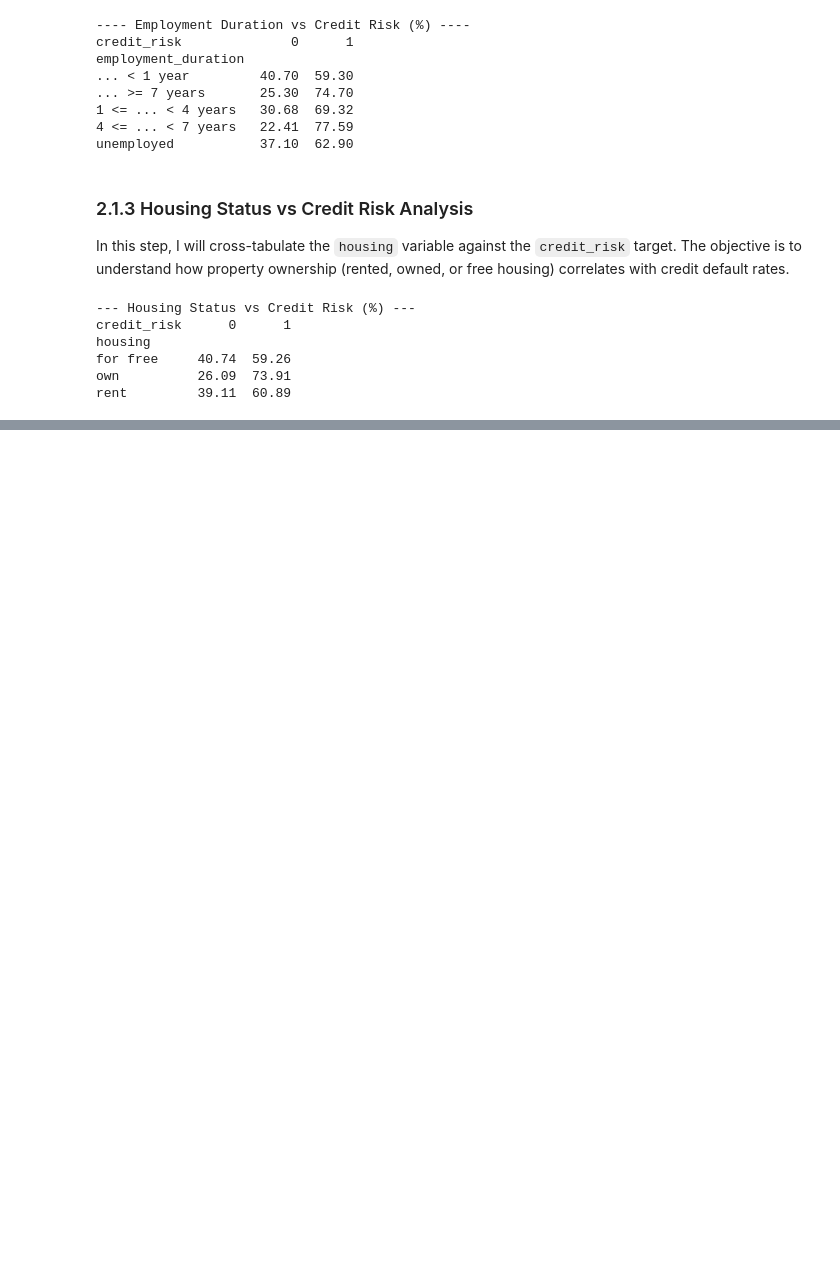
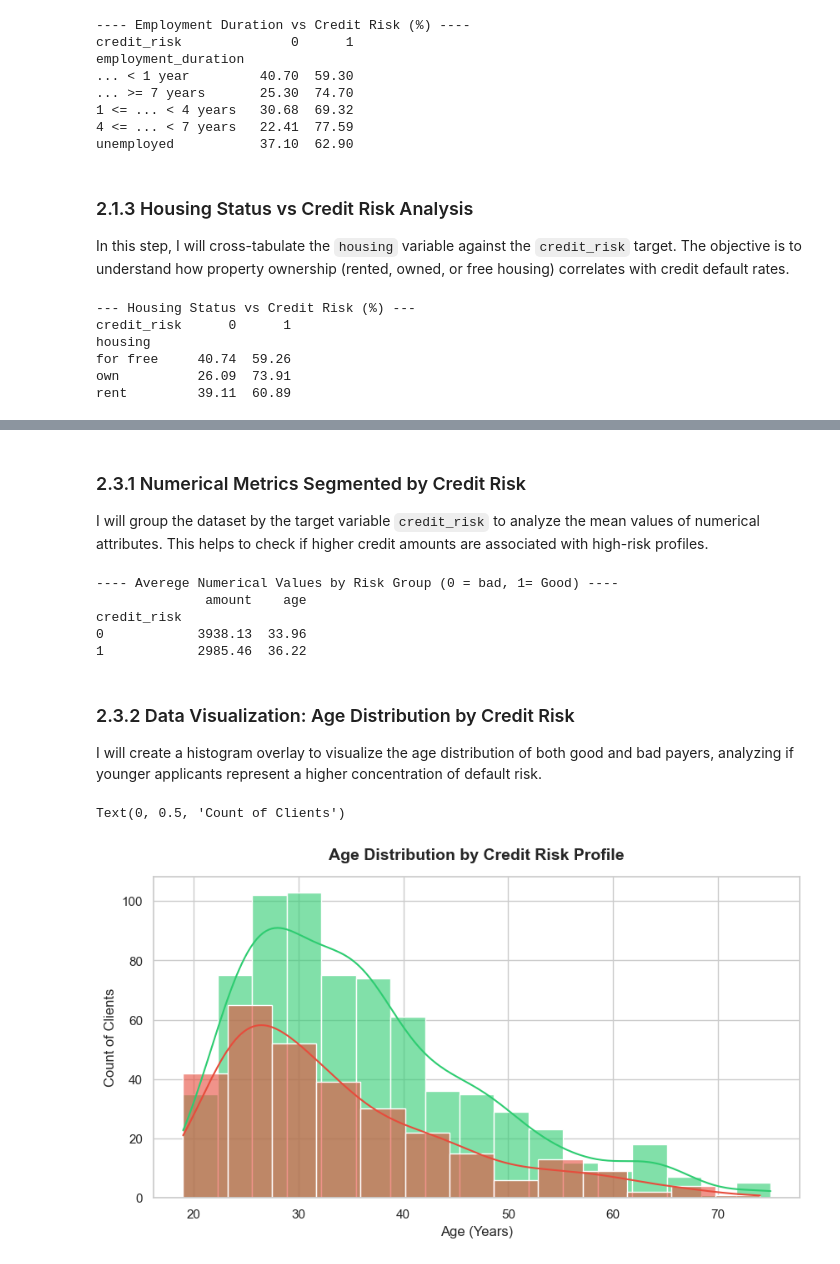
Before and after one commit to Rafaeldovale/credit-risk-assessment, a Jupyter notebook: notebook/exploration.ipynb, the cells around one changed output, grey strips where cells are left out. Saved outputs shown, nothing was run; the diff lists cells and outputs as text; code cells hidden in the pictures; blank space fills up the shorter version.

```diff
--- a/notebook/exploration.ipynb
+++ b/notebook/exploration.ipynb
@@ -170,0 +231,4 @@ rent         39.11  60.89
+# %% [markdown]
+### 2.3.1 Numerical Metrics Segmented by Credit Risk
+
+I will group the dataset by the target variable `credit_risk` to analyze the mean values of numerical attributes. This helps to check if higher credit amounts are associated with high-risk profiles.
@@ -170,0 +238,31 @@ rent         39.11  60.89
+# %%
+# select and print only amount and age columns to check the profile
+print('---- Averege Numerical Values by Risk Group (0 = bad, 1= Good) ---- ')
+print(risk_grouped_means[['amount','age']].round(2))
+# %% [output]
+---- Averege Numerical Values by Risk Group (0 = bad, 1= Good) ----
+              amount    age
+credit_risk
+0            3938.13  33.96
+1            2985.46  36.22
+# %% [markdown]
+### 2.3.2 Data Visualization: Age Distribution by Credit Risk
+
+I will create a histogram overlay to visualize the age distribution of both good and bad payers, analyzing if younger applicants represent a higher concentration of default risk.
+# %%
+# set the figure size
+plt.figure(figsize=(10,5))
+
+# Plot the distribution for good payers (1)
+sns.histplot(data=df[df["credit_risk"] == 1], x="age", color="#2ecc71", label="Good Payer (1)", kde=True, alpha=0.6)
+
+# Plot the distribution for bad payers (0)
+sns.histplot(data=df[df["credit_risk"] == 0], x="age", color="#e74c3c", label="Bad Payer (0)", kde=True, alpha=0.6)
+
+# Add titles and labels
+plt.title("Age Distribution by Credit Risk Profile", fontsize=14, fontweight="bold", pad=15)
+plt.xlabel("Age (Years)", fontsize=12)
+plt.ylabel("Count of Clients", fontsize=12)
+# %% [output]
+Text(0, 0.5, 'Count of Clients')
+[figure, added]
```
Also changed, not shown: parts of 8 cells of this notebook, 1 other file.
